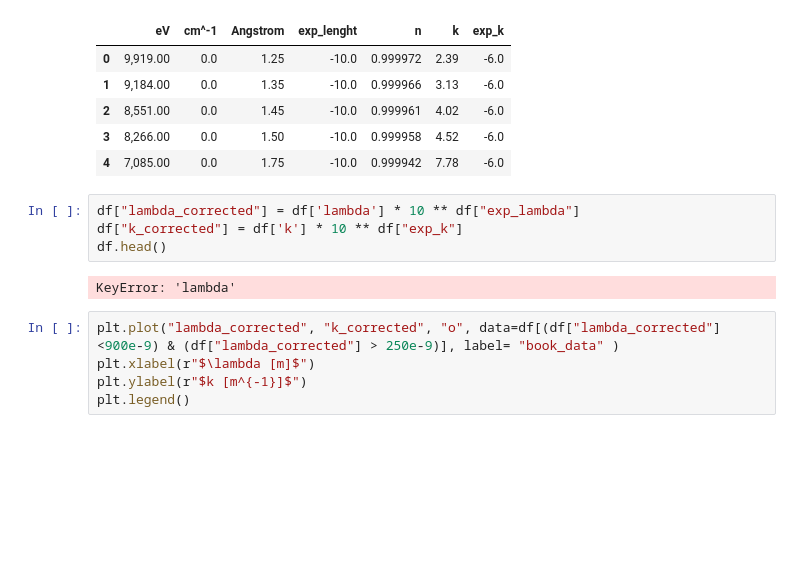
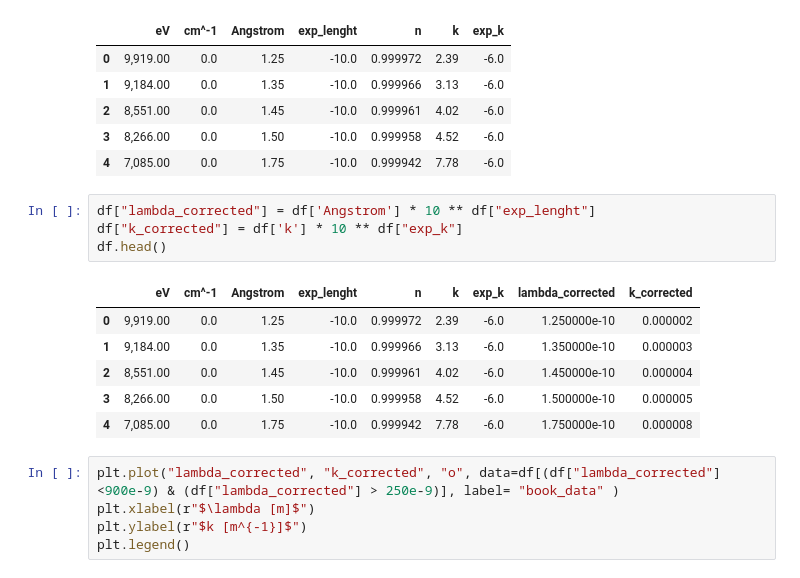
Before and after one commit to RandDouble/lab_mat, a Jupyter notebook: fit_lab.ipynb, the cells around one changed output. Saved outputs shown, nothing was run; the diff lists cells and outputs as text; blank space fills up the shorter version.

```diff
--- a/fit_lab.ipynb
+++ b/fit_lab.ipynb
@@ -23,11 +24,16 @@ df.head()
 | 3 | 8,266.00 | 0.0 | 1.50 | -10.0 | 0.999958 | 4.52 | -6.0 |
 | 4 | 7,085.00 | 0.0 | 1.75 | -10.0 | 0.999942 | 7.78 | -6.0 |
 # %%
-df["lambda_corrected"] = df['lambda'] * 10 ** df["exp_lambda"]
+df["lambda_corrected"] = df['Angstrom'] * 10 ** df["exp_lenght"]
 df["k_corrected"] = df['k'] * 10 ** df["exp_k"]
 df.head()
 # %% [output]
-KeyError: 'lambda'
+|  | eV | cm^-1 | Angstrom | exp_lenght | n | k | exp_k | lambda_corrected | k_corrected |
+| 0 | 9,919.00 | 0.0 | 1.25 | -10.0 | 0.999972 | 2.39 | -6.0 | 1.250000e-10 | 0.000002 |
+| 1 | 9,184.00 | 0.0 | 1.35 | -10.0 | 0.999966 | 3.13 | -6.0 | 1.350000e-10 | 0.000003 |
+| 2 | 8,551.00 | 0.0 | 1.45 | -10.0 | 0.999961 | 4.02 | -6.0 | 1.450000e-10 | 0.000004 |
+| 3 | 8,266.00 | 0.0 | 1.50 | -10.0 | 0.999958 | 4.52 | -6.0 | 1.500000e-10 | 0.000005 |
+| 4 | 7,085.00 | 0.0 | 1.75 | -10.0 | 0.999942 | 7.78 | -6.0 | 1.750000e-10 | 0.000008 |
 # %%
 plt.plot("lambda_corrected", "k_corrected", "o", data=df[(df["lambda_corrected"]<900e-9) & (df["lambda_corrected"] > 250e-9)], label= "book_data" )
 plt.xlabel(r"$\lambda [m]$")
```
Also changed, not shown: parts of 5 cells of this notebook.
